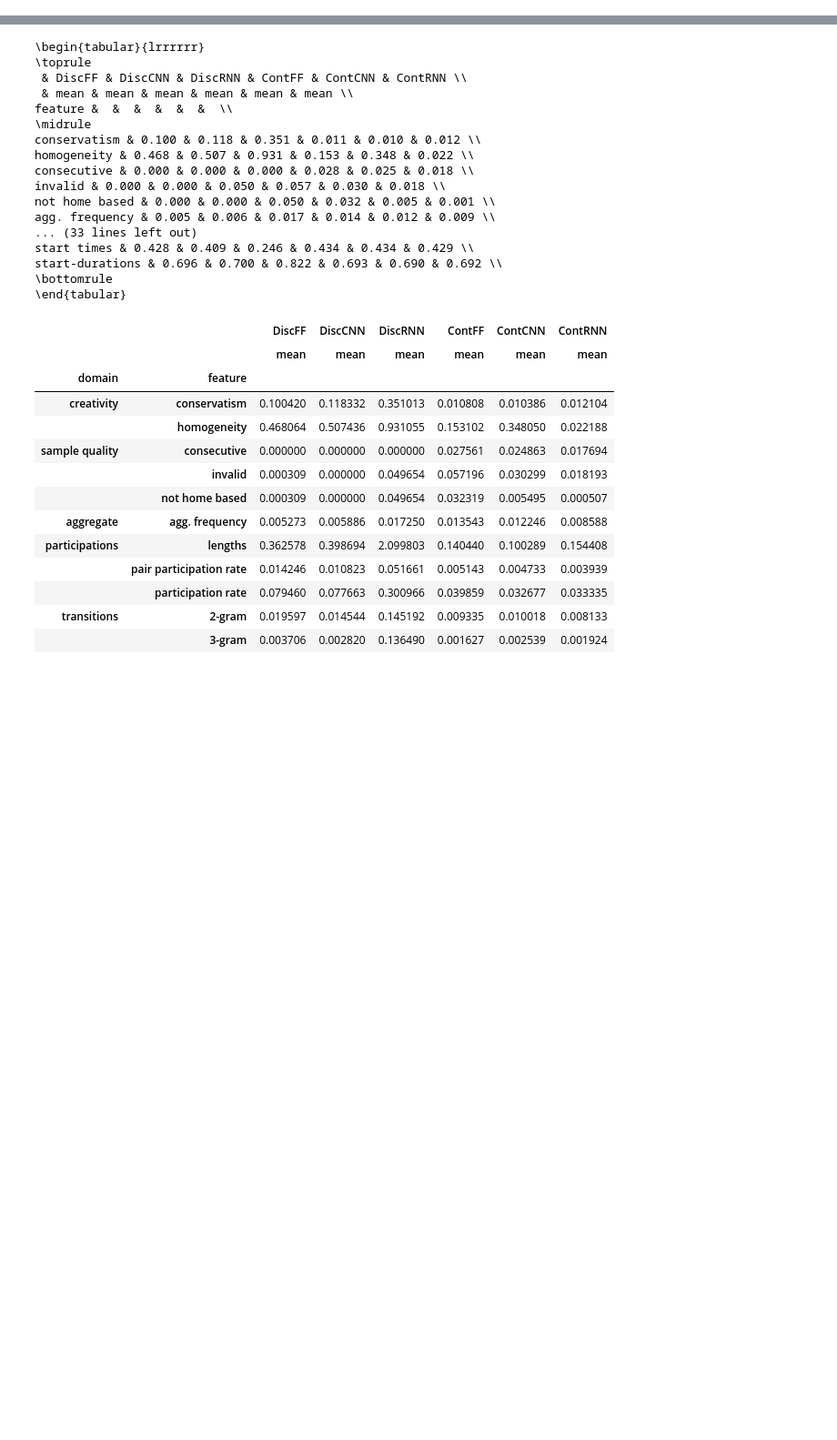
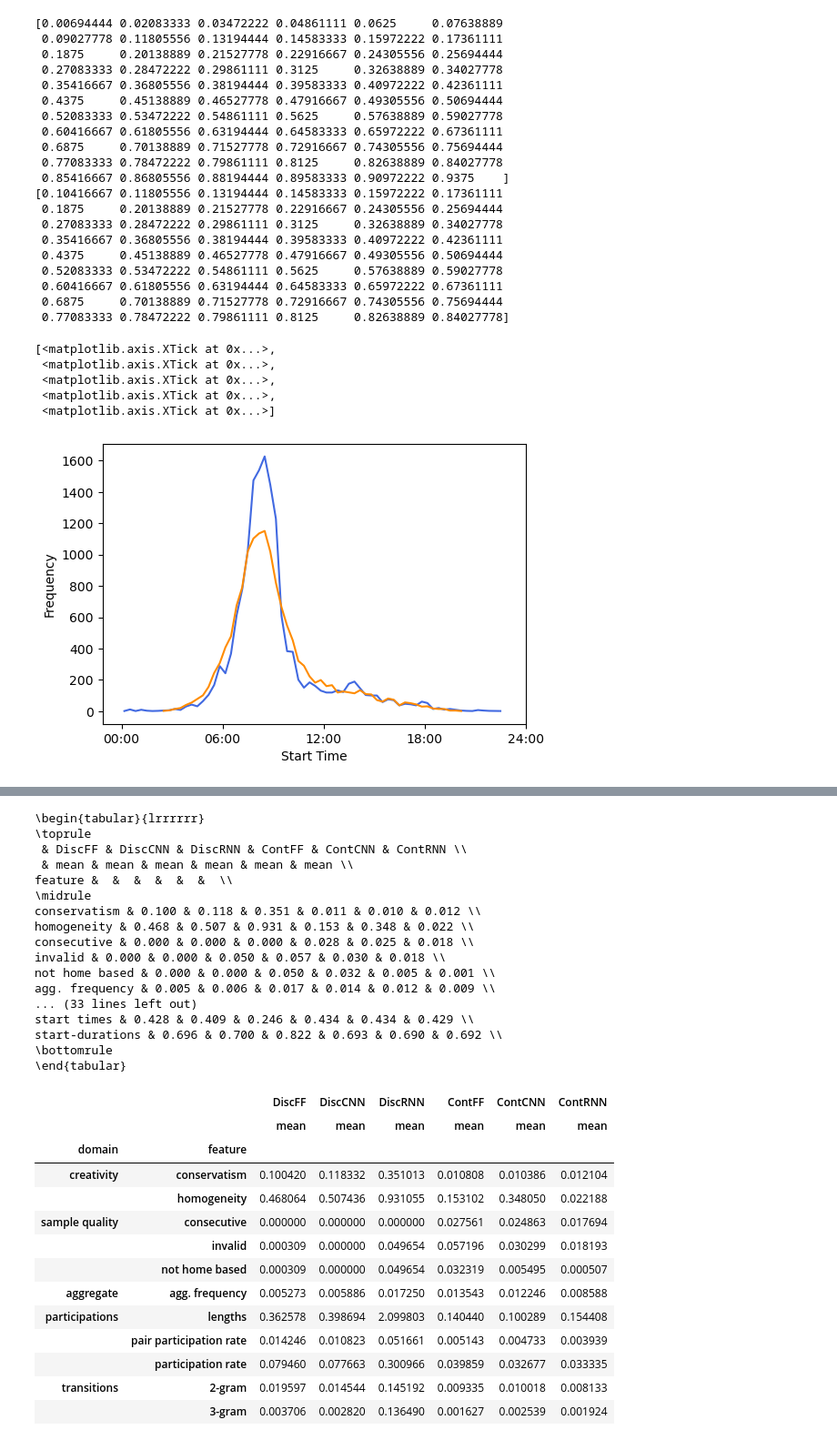
Before and after one commit to big-ucl/caveat, a Jupyter notebook: analysis/vae_paper.ipynb, the cells around one changed output, grey strips where cells are left out. Shown at 91% size. Cells and saved outputs as stored; diff of their text form; code cells hidden in the pictures; blank space fills up the shorter version.

```diff
--- a/analysis/vae_paper.ipynb
+++ b/analysis/vae_paper.ipynb
@@ -104,3 +130,53 @@ schedules = {
+# %%
+import matplotlib.pyplot as plt
+import numpy as np
+
+from caveat.evaluate.features.times import start_times_by_act
+
+act = "work"
+
+fig, ax = plt.subplots(figsize=(6, 4))
+ax.set_ylabel("Frequency")
+ax.set_xlabel("Start Time")
+
+bins_t, freqs_t = start_times_by_act(target_schedules, bin_size=20)[act]
+print(bins_t)
+ax.plot(bins_t, freqs_t, width, label="Real", color="royalblue")
+
+bins, freqs = start_times_by_act(schedules["ContRNN"], bin_size=20)[act]
+print(bins)
+ax.plot(bins, freqs, width, label="Synthetic", color="darkorange")
+
+ax.set_xticks(
+    np.arange(0, 1.1, 0.25), ["00:00", "06:00", "12:00", "18:00", "24:00"]
+)
+# %% [output]
+[0.00694444 0.02083333 0.03472222 0.04861111 0.0625     0.07638889
+ 0.09027778 0.11805556 0.13194444 0.14583333 0.15972222 0.17361111
+ 0.1875     0.20138889 0.21527778 0.22916667 0.24305556 0.25694444
+ 0.27083333 0.28472222 0.29861111 0.3125     0.32638889 0.34027778
+ 0.35416667 0.36805556 0.38194444 0.39583333 0.40972222 0.42361111
+ 0.4375     0.45138889 0.46527778 0.47916667 0.49305556 0.50694444
+ 0.52083333 0.53472222 0.54861111 0.5625     0.57638889 0.59027778
+ 0.60416667 0.61805556 0.63194444 0.64583333 0.65972222 0.67361111
+ 0.6875     0.70138889 0.71527778 0.72916667 0.74305556 0.75694444
+ 0.77083333 0.78472222 0.79861111 0.8125     0.82638889 0.84027778
+ 0.85416667 0.86805556 0.88194444 0.89583333 0.90972222 0.9375    ]
+[0.10416667 0.11805556 0.13194444 0.14583333 0.15972222 0.17361111
+ 0.1875     0.20138889 0.21527778 0.22916667 0.24305556 0.25694444
+ 0.27083333 0.28472222 0.29861111 0.3125     0.32638889 0.34027778
+ 0.35416667 0.36805556 0.38194444 0.39583333 0.40972222 0.42361111
+ 0.4375     0.45138889 0.46527778 0.47916667 0.49305556 0.50694444
+ 0.52083333 0.53472222 0.54861111 0.5625     0.57638889 0.59027778
+ 0.60416667 0.61805556 0.63194444 0.64583333 0.65972222 0.67361111
+ 0.6875     0.70138889 0.71527778 0.72916667 0.74305556 0.75694444
+ 0.77083333 0.78472222 0.79861111 0.8125     0.82638889 0.84027778]
+[<matplotlib.axis.XTick at 0x...>,
+ <matplotlib.axis.XTick at 0x...>,
+ <matplotlib.axis.XTick at 0x...>,
+ <matplotlib.axis.XTick at 0x...>,
+ <matplotlib.axis.XTick at 0x...>]
+[figure, added]
 # %%
 def domain_distances(batch_paths, suffix=""):
     distances_combined = pd.DataFrame()
```
Also changed, not shown: parts of 17 cells of this notebook, 9 other files.
